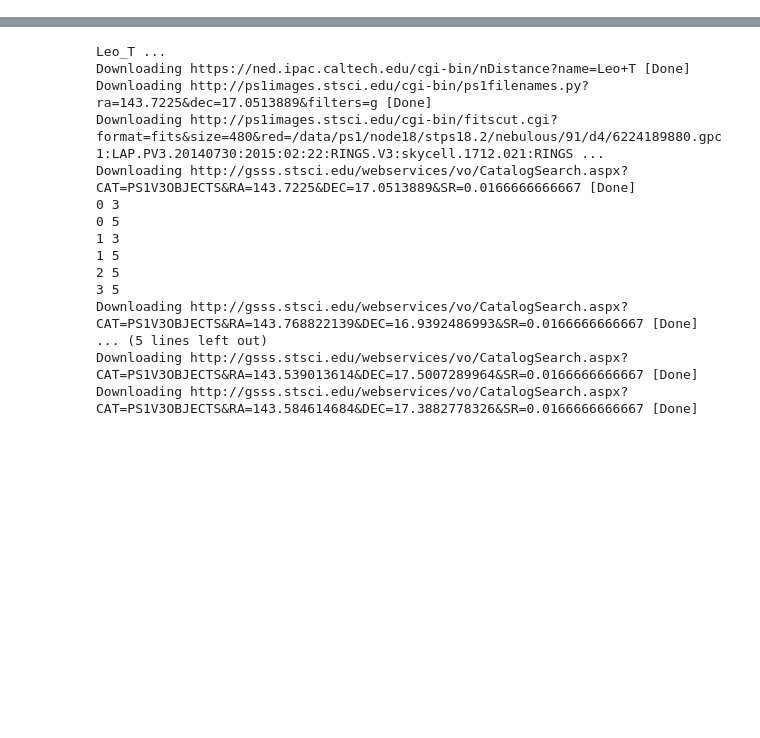
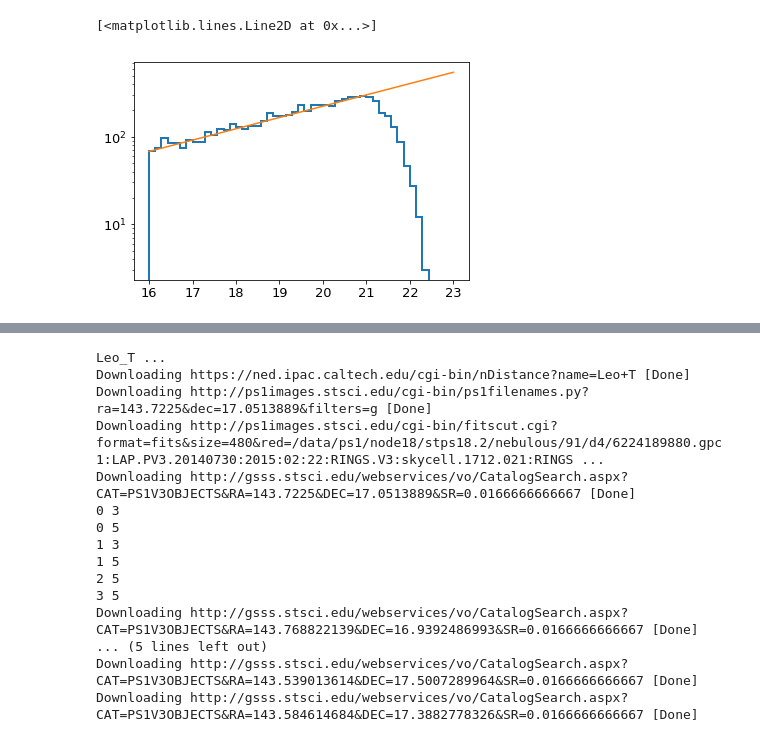
Before and after one commit to ddefelip/galfahi, a Jupyter notebook: isochrone_fitting.ipynb, the cells around one changed output, grey strips where cells are left out. Saved outputs shown, nothing was run; the diff lists cells and outputs as text; code cells hidden in the pictures; blank space fills up the shorter version.

```diff
--- a/isochrone_fitting.ipynb
+++ b/isochrone_fitting.ipynb
@@ -95,7 +95,7 @@ names_ned = ['Leo+T']
 #isochrones = ['t=12Gyr_Fe=-1.5.dat','t=500Myr_Fe=-1.5.dat']
 #isocnames = [r'12Gyr, [Fe/H]$=-1.5$',r'0.5Gyr, [Fe/H]$=-1.5$']
 # %%
-## Functions to download data and read in files ##
+## Functions to download and manipulate data ##
 
 url_templ = 'http://gsss.stsci.edu/webservices/vo/CatalogSearch.aspx?'+\
             'CAT=PS1V3OBJECTS&RA={ra}&DEC={dec}&SR={rad}'
@@ -133,7 +133,6 @@ def get_field_coords(ra=0,dec=0,numoff=6,spacing=10/60,name=''):
                       unit=u.deg,frame='icrs')
     return radecs, b
 
-
 def get_image_cutout(ra=0,dec=0,filters='g',size=1440):
     # "size" should be twice the search radius (1440 pixels = 6 arcmin)
     img_name = img_name_template.format(ra=ra,dec=dec,filters=filters)
@@ -157,14 +156,16 @@ def get_ned_distance(name=''):
         tab = Table.read(ned_url,format='html')
     return tab
 
-def load_isochrone(name='',stages=range(9)):
-    isoc = []
-    if name != '':
-        isoc = Table.read('isochrones/'+name,format='ascii')
-        isoc = Table(isoc,names=('metallicity','logage','M_ini','M_act',
-                                 'logL/Lo','logTe','logG','mbol',
-                                 'g','r','i','z','y','w','int_IMF','stage'))
-        which_stages = (isoc['stage'] < 0)
-        for s in stages:
-            which_stages += (isoc['stage'] == s)
-    return isoc[which_stages]
+def select_stars(table,extinction):
+    stars = table[table['iMeanPSFMag']-table['iMeanKronMag'] < 0.05]
+    stars = stars[(stars[mname] != -999)*\
+                  (stars[cname0] != -999)*(stars[cname1] != -999)]
+    stars = stars[(stars[merr] != -999)*\
+                  (stars[cerr0] != -999)*(stars[cerr1] != -999)]
+    stars[mname+'0'] = stars[mname] -\
+                       extinction['A_SandF'][extinction['Filter_name'] == 'SDSS '+mag]
+    stars[cname0+'0'] = stars[cname0] -\
+                        extinction['A_SandF'][extinction['Filter_name'] == 'SDSS '+col[0]]
+    stars[cname1+'0'] = stars[cname1] -\
+                        extinction['A_SandF'][extinction['Filter_name'] == 'SDSS '+col[1]]
+    return stars
@@ -254,0 +365,11 @@ def fit_two_isochrones(table,isochrone1,isochrone2,distance=distance,
+# %%
+rmags = np.linspace(16,23,50)
+starhist = pl.hist(stars[mname+'0'],histtype='step',bins=rmags,linewidth=2)
+pl.gca().set_yscale('log')
+slope = (np.log10(starhist[0][25])-np.log10(starhist[0][0]))/(starhist[1][25]-starhist[1][0])
+powerlaw = 10**(slope*rmags)*starhist[0][0]/10**(slope*starhist[1][0])
+pl.plot(rmags,powerlaw)
+#pl.gca().invert_xaxis()
+# %% [output]
+[<matplotlib.lines.Line2D at 0x...>]
+[figure, added]
```
Also changed, not shown: parts of 7 cells of this notebook.
